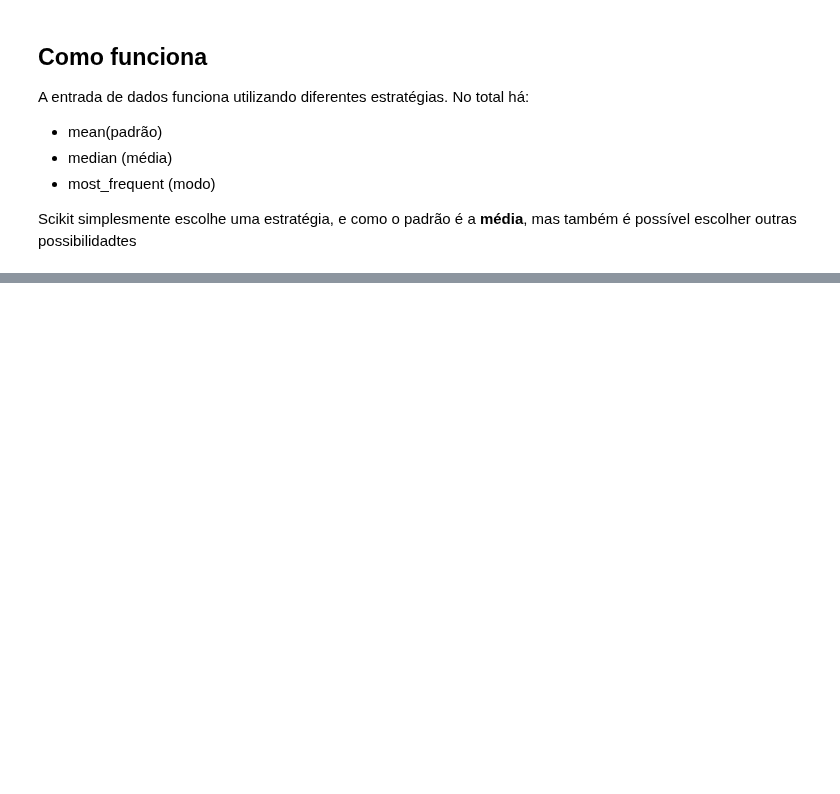
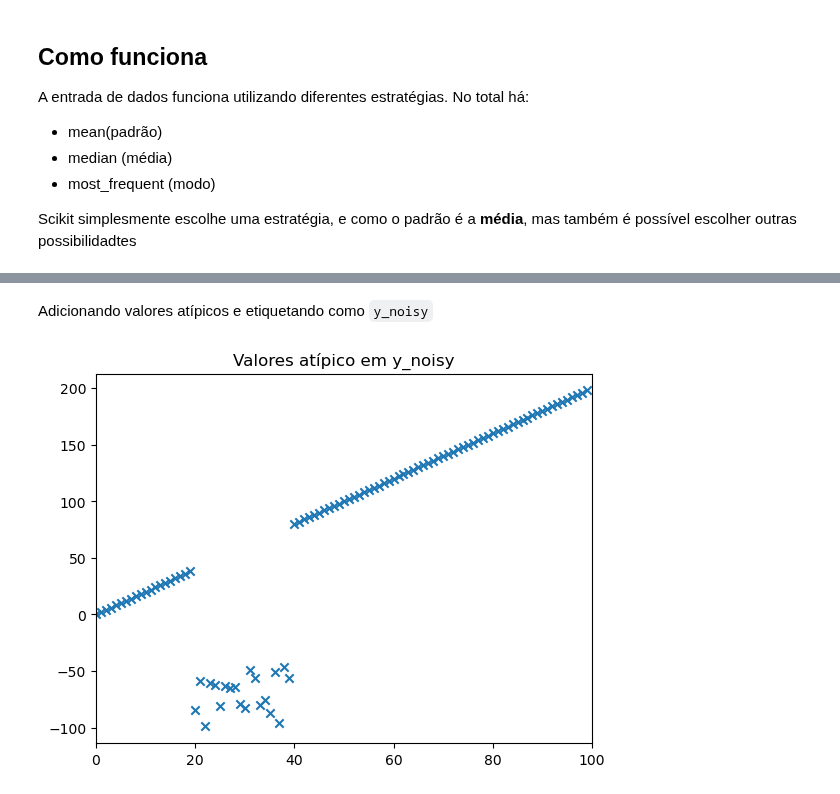
Before and after one commit to samirsaravia/AL-Calc, a Jupyter notebook: ML/scikit-learn/scikit_3.ipynb, the cells around one changed output, grey strips where cells are left out. Saved outputs shown, nothing was run; the diff lists cells and outputs as text; code cells hidden in the pictures; blank space fills up the shorter version.

```diff
--- a/ML/scikit-learn/scikit_3.ipynb
+++ b/ML/scikit-learn/scikit_3.ipynb
@@ -481,0 +545,14 @@ array([[5.8, 3.5, 1.4, 1.3],
+# %% [markdown]
+Adicionando valores atípicos e etiquetando como `y_noisy`
+# %%
+y_noisy = y_truths.copy()
+
+#mudar valores de y_noisy em algum intervalo
+y_noisy[20:40] = y_noisy[20:40] * np.random.rand(20) -100
+
+plt.title("Valores atípico em y_noisy")
+plt.xlim([0,100])
+plt.scatter(x_vals, y_noisy, marker='x')
+plt.show()
+# %% [output]
+[figure, added]
```
Also changed, not shown: parts of 28 cells of this notebook, 1 other file.
